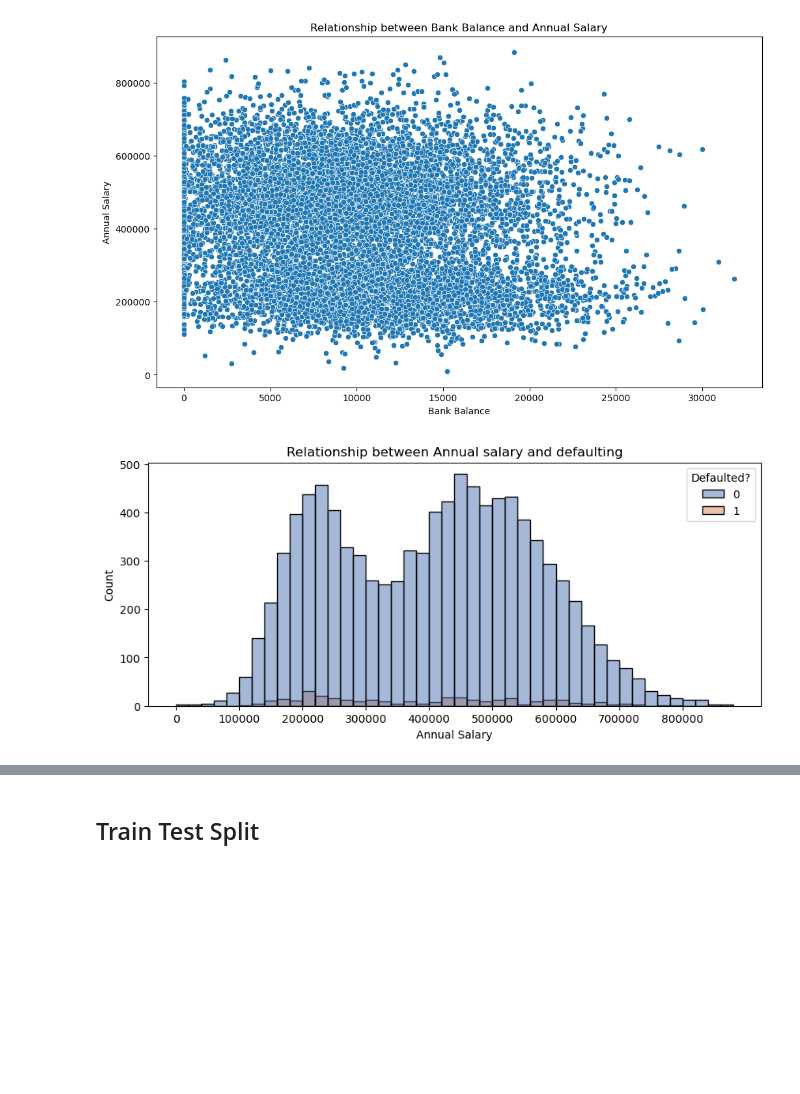
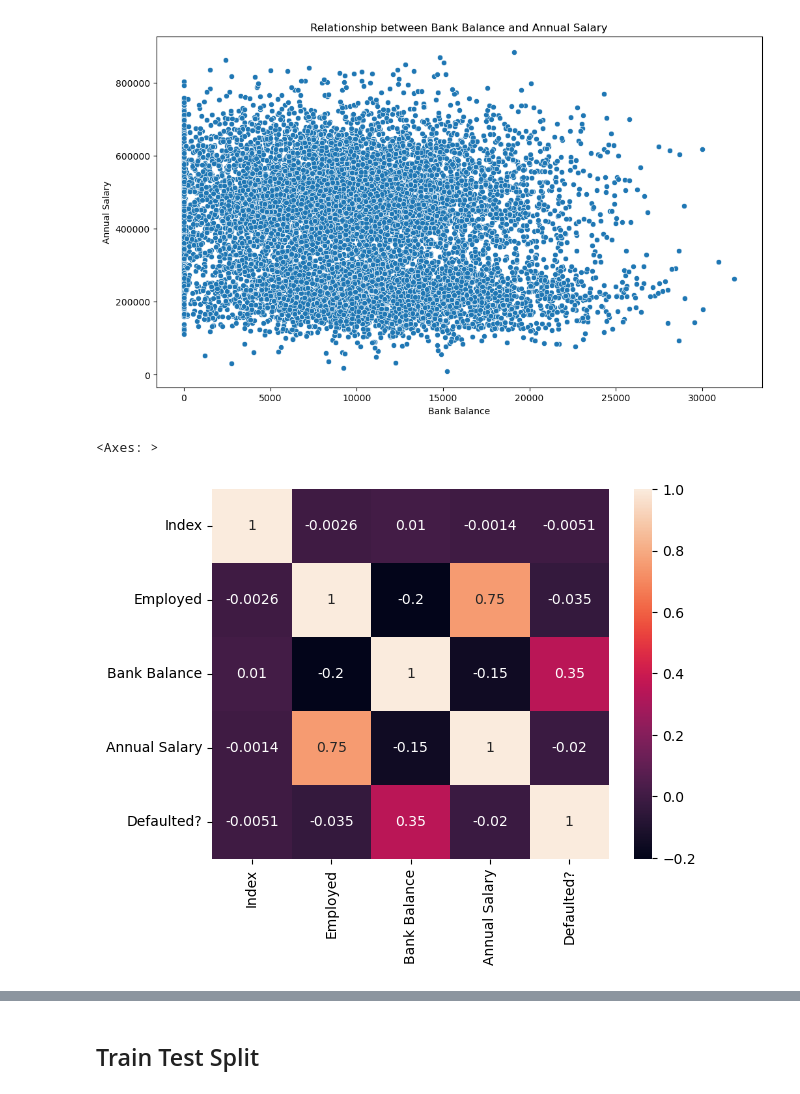
Before and after one commit to Josiahgare/Loan_prediction, a Jupyter notebook: Loan prediction.ipynb, the cells around one changed output, grey strips where cells are left out. Saved outputs shown, nothing was run; the diff lists cells and outputs as text; code cells hidden in the pictures; blank space fills up the shorter version.

```diff
--- a/Loan prediction.ipynb
+++ b/Loan prediction.ipynb
@@ -81,11 +81,8 @@ sns.scatterplot(x=data['Bank Balance'], y=data['Annual Salary'])
 plt.title('Relationship between Bank Balance and Annual Salary');
 # %% [output]
 [figure]
-# %%
-plt.figure(figsize=(10,4))
-sns.histplot(x=data['Annual Salary'], bins=range(0,900000,20000),
-             hue=data['Defaulted?'], palette='deep')
-plt.xticks(range(0,900000,100000))
-plt.title('Relationship between Annual salary and defaulting');
-# %% [output]
-[figure, removed]
+# %%
+sns.heatmap(data.corr(), annot= True)
+# %% [output]
+<Axes: >
+[figure, added]
```
Also changed, not shown: parts of 7 cells of this notebook.
